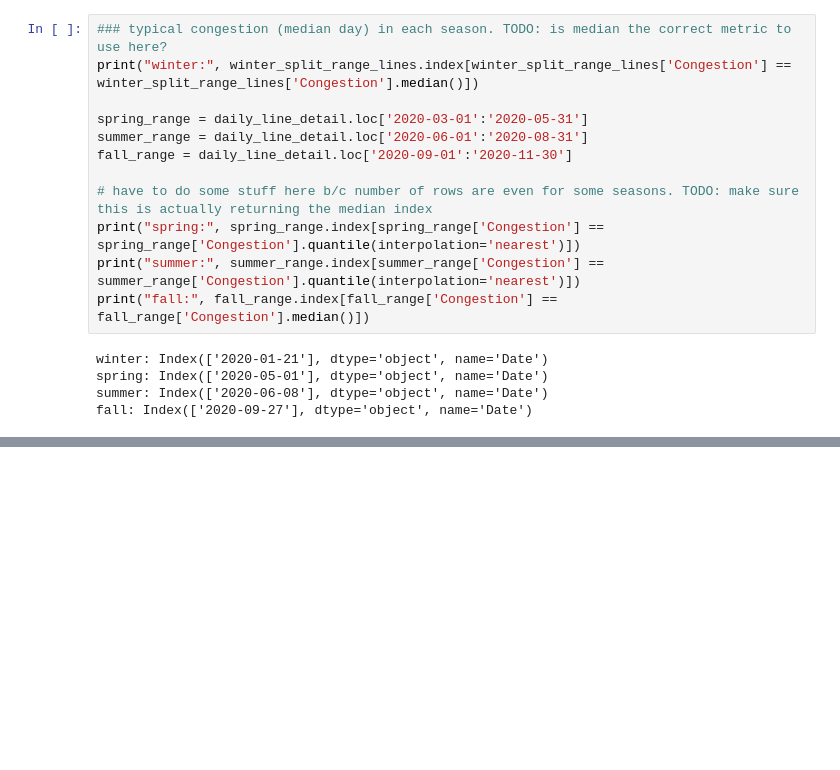
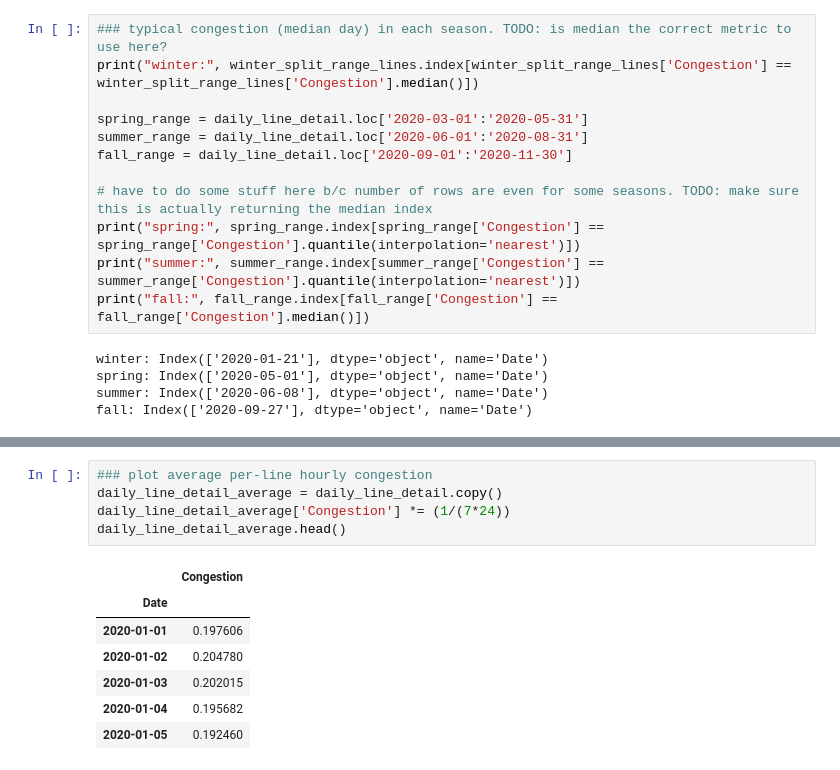
Before and after one commit to rachaelalfant/idaes-gtep, a Jupyter notebook: extreme_days/prescient_5bus.ipynb, the cells around one changed output, grey strips where cells are left out. Saved outputs shown, nothing was run; the diff lists cells and outputs as text; blank space fills up the shorter version.

```diff
--- a/extreme_days/prescient_5bus.ipynb
+++ b/extreme_days/prescient_5bus.ipynb
@@ -261,0 +285,13 @@ fall: Index(['2020-09-27'], dtype='object', name='Date')
+# %%
+### plot average per-line hourly congestion
+daily_line_detail_average = daily_line_detail.copy()
+daily_line_detail_average['Congestion'] *= (1/(7*24))
+daily_line_detail_average.head()
+# %% [output]
+|  | Congestion |
+| Date |  |
+| 2020-01-01 | 0.197606 |
+| 2020-01-02 | 0.204780 |
+| 2020-01-03 | 0.202015 |
+| 2020-01-04 | 0.195682 |
+| 2020-01-05 | 0.192460 |
```
Also changed, not shown: parts of 4 cells of this notebook.
